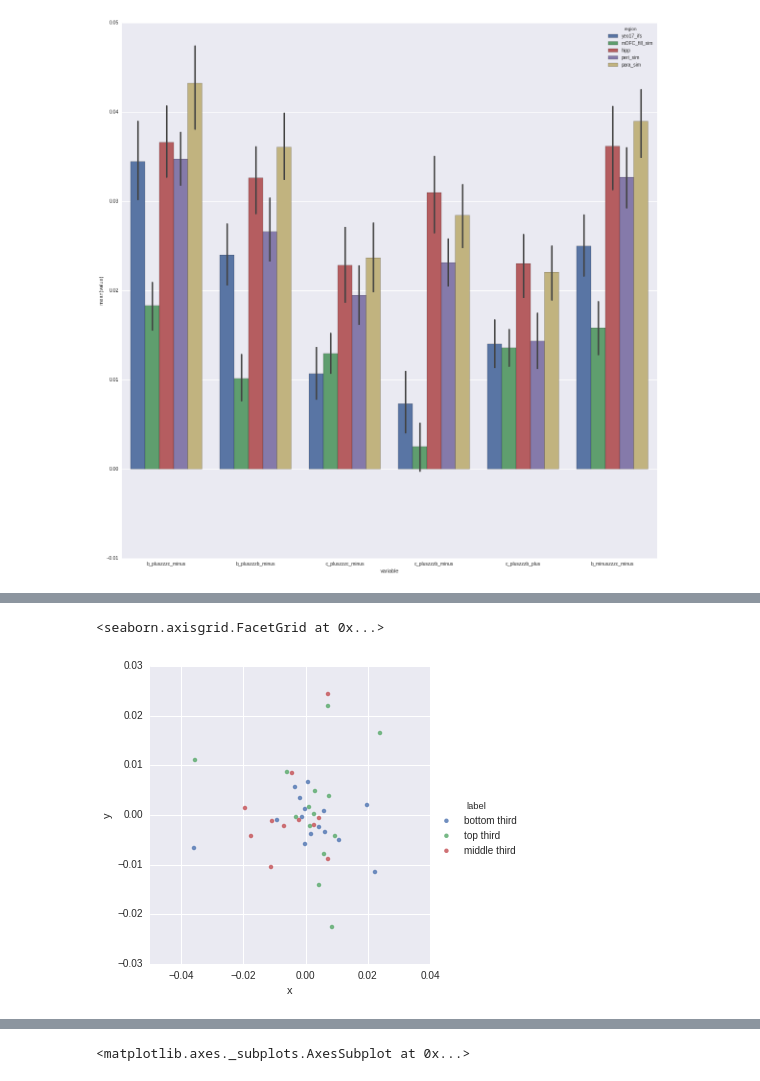
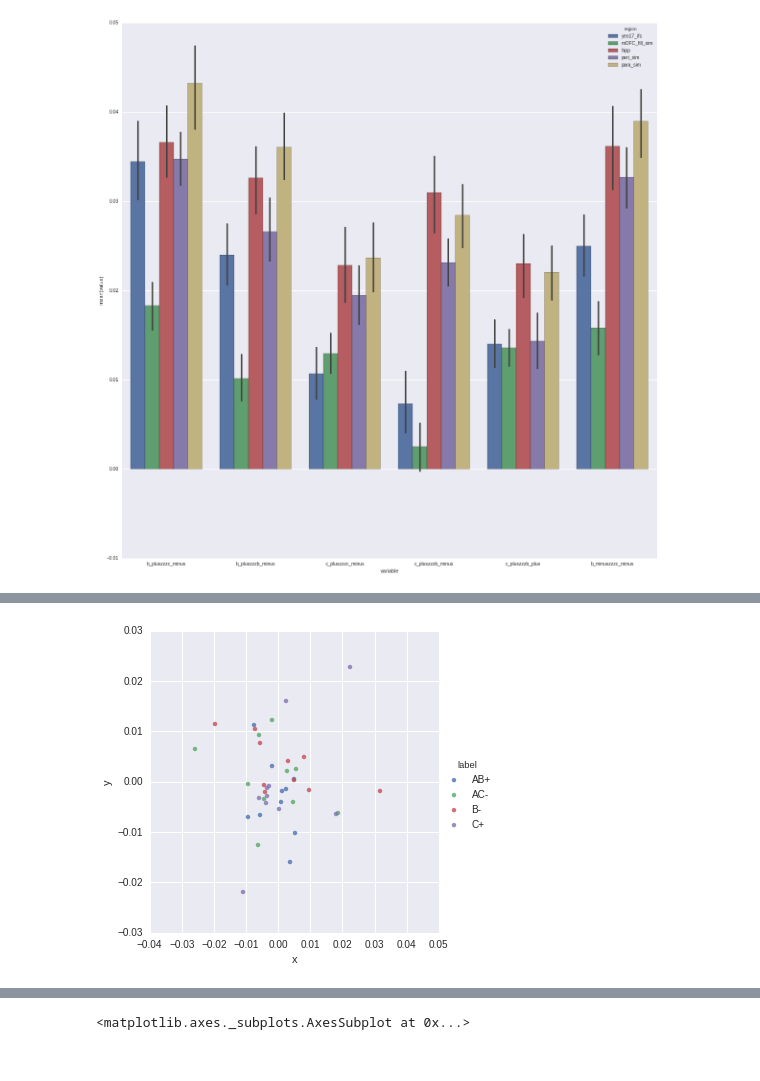
Before and after one commit to iancballard/fd_fmri, a Jupyter notebook: RSA_LDc.ipynb, the cells around one changed output, grey strips where cells are left out. Saved outputs shown, nothing was run; the diff lists cells and outputs as text; code cells hidden in the pictures.

```diff
--- a/RSA_LDc.ipynb
+++ b/RSA_LDc.ipynb
@@ -1030,0 +865,2 @@ Intercept RE    0.002    0.005
+# %%
+model = model.set_index('mask')
@@ -1030,0 +911,7 @@ Intercept RE    0.002    0.005
+# %%
+sns.set(rc={"figure.figsize": (10, 10)})
+cond = 'value_next'
+plot_res = pred_res.loc[cond]
+plt.title(cond)
+sns.barplot(x='region',y='value',hue = 'region',data = plot_res, **{'yerr':plot_res['sem']})
+plt.savefig('/home/iballard/Dropbox/fd/figs/lab_meeting/mfx_' + cond +'.png')
@@ -1118,7 +1028,18 @@ res = pd.DataFrame(res)
 # %%
-# resid_df = []
-# for sub in subs:
-#     tmp = mask_models['yeo17_ifs'][sub][['cond1','cond2','run_idx','resid']]
-#     tmp['sub'] = sub
-#     resid_df.append(tmp.copy())
-# resid_df = pd.concat(resid_df)
+resid_df = []
+for sub in subs:
+    tmp = mask_models['yeo17_ifs'][sub][['cond1','cond2','run_idx','resid']]
+    tmp['sub'] = sub
+    resid_df.append(tmp.copy())
+resid_df = pd.concat(resid_df)
+
+new_df = pd.DataFrame()
+for run_idx in range(1,4):
+    for cond in ['AB+_','B-_','AC-_','C+_']:
+        for i in range(10):
+            row = pd.DataFrame({'resid':0,
+                                'run_idx':run_idx,
+                                'cond1':cond + str(i),
+                                'cond2':cond + str(i)},index = [0])
+            new_df = new_df.append(row)
+resid_df = pd.concat([resid_df,new_df])
@@ -1266,8 +1223,9 @@ for c1 in mean_rsa.index.values:
             mean_rsa[c1][c2] = 0
         if np.isnan(mean_rsa[c1][c2]):
             mean_rsa[c1][c2] = mean_rsa[c2][c1]
+# mean_rsa = mean_rsa.values[:-1,:-1]
 
-mds = manifold.MDS(metric = True, n_components=2, max_iter=3000, eps=1e-9, dissimilarity="precomputed", n_jobs=-1, n_init = 1000)
+mds = manifold.MDS(metric = True, n_components=2, max_iter=5000, eps=1e-9, dissimilarity="precomputed", n_jobs=-1, n_init = 100000)
 pos = mds.fit_transform(mean_rsa)
 
 # Rotate the data
@@ -1275,9 +1233,9 @@ clf = PCA(n_components=2)
 pos = clf.fit_transform(pos)
 # %%
 label = [x.split('_')[0] for x in mean_rsa.index.values]
-results = pd.DataFrame({'x':pos[:,0],'y':pos[:,1],'label' :V_categorical})
+results = pd.DataFrame({'x':pos[:,0],'y':pos[:,1],'label' :label})
 sns.lmplot('x','y', hue = 'label', fit_reg = False, data = results)
+plt.savefig('/home/iballard/Dropbox/fd/figs/MDS_run2_ifs_label_2.png')
 # %% [output]
-<seaborn.axisgrid.FacetGrid at 0x...>
-[figure, old version]
+[figure, new version]
 # %%
```
Also changed, not shown: parts of 46 cells of this notebook.
